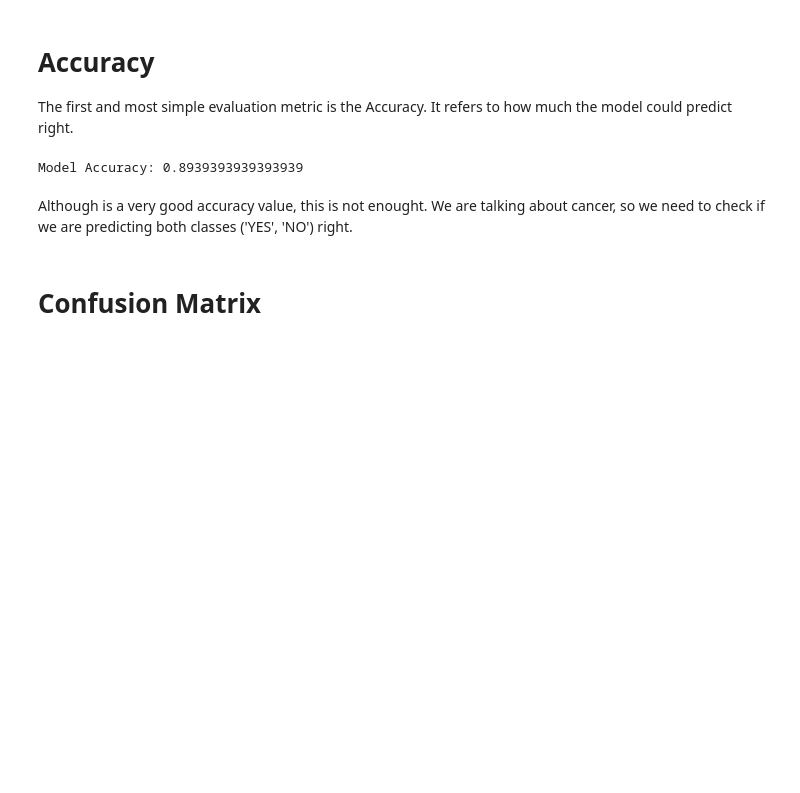
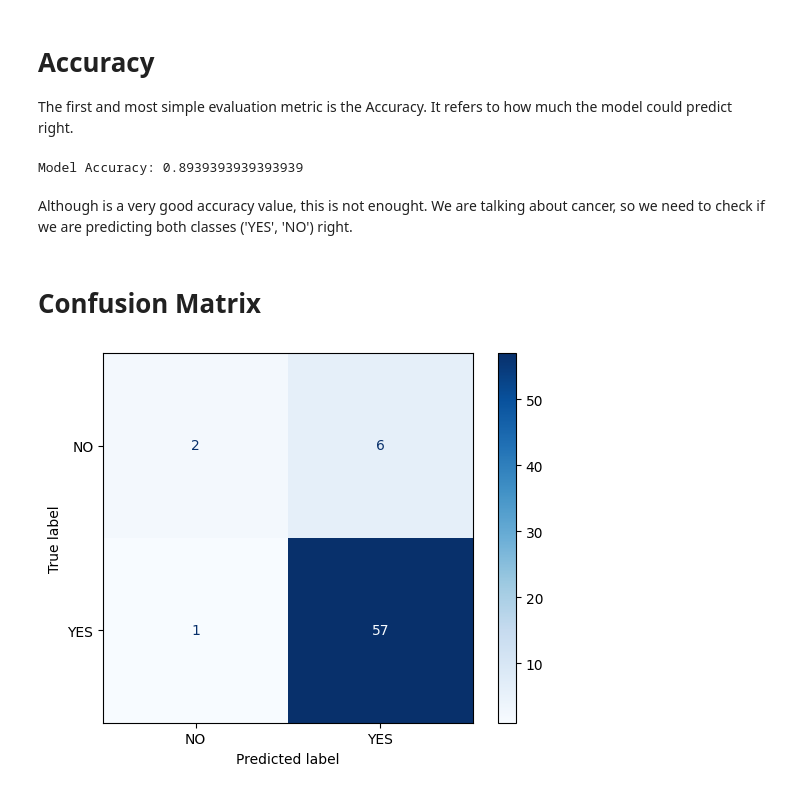
Before and after one commit to gabrielnichio/Validation-Metrics-for-Classifications, a Jupyter notebook: validation_metrics.ipynb, the cells around one changed output. Drawn from its saved outputs; the diff is of its cells as text; code cells hidden in the pictures; blank space fills up the shorter version.

Commit message:
Inserting confusion matrix

```diff
--- a/validation_metrics.ipynb
+++ b/validation_metrics.ipynb
@@ -102,3 +102,7 @@ Although is a very good accuracy value, this is not enought. We are talking abou
 # Confusion Matrix
 # %%
 from sklearn.metrics import ConfusionMatrixDisplay
+# %%
+ConfusionMatrixDisplay.from_predictions(y_val, y_pred, cmap='Blues');
+# %% [output]
+[figure, added]
```
